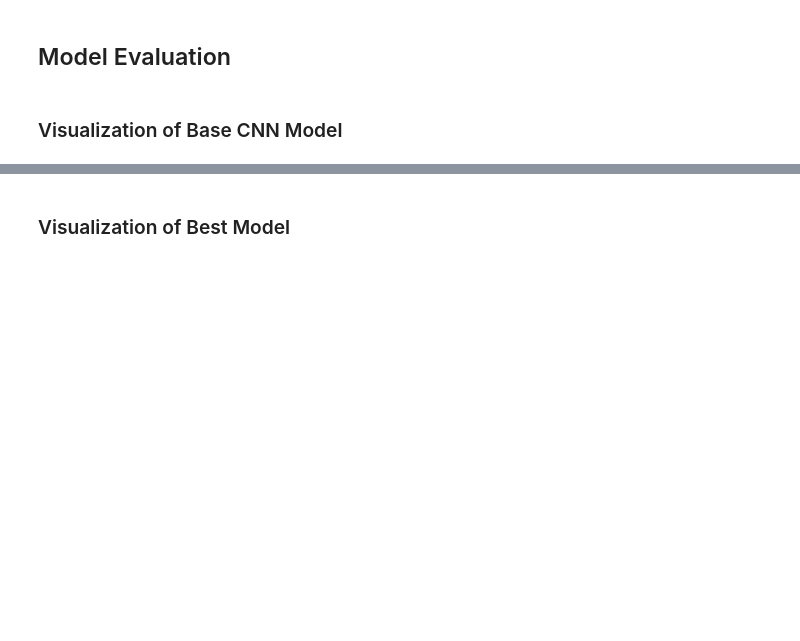
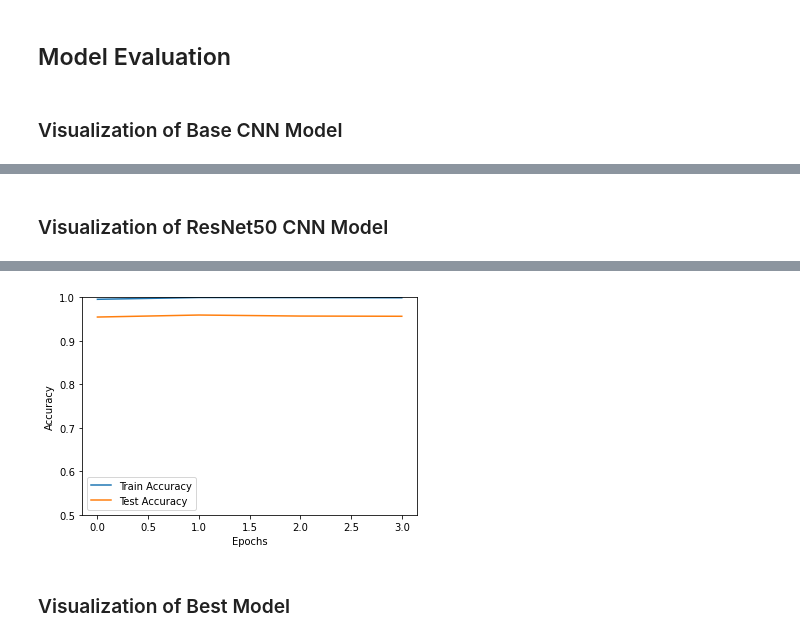
Before and after one commit to NevilleMthw/CIFAR-10-Project, a Jupyter notebook: Formatted NB.ipynb, the cells around one changed output, grey strips where cells are left out. Cells and saved outputs as stored; diff of their text form; code cells hidden in the pictures; blank space fills up the shorter version.

```diff
--- a/Formatted NB.ipynb
+++ b/Formatted NB.ipynb
@@ -546,0 +499,14 @@ print('Test accuracy on test data split:', test_acc2)
+# %% [markdown]
+###  <a name="visualization_resnet50_cnn_model">Visualization of ResNet50 CNN Model</a>
+# %%
+# Create line graph for displaying test and train accuracy.
+plt.plot(resnet_model.history['accuracy'], label='Train Accuracy')
+plt.plot(resnet_model.history['val_accuracy'], label='Test Accuracy')
+plt.xlabel('Epochs')
+plt.ylabel('Accuracy')
+plt.ylim([0.5, 1])
+plt.legend(loc='best')
+
+test_acc, test_loss, *_ = model.evaluate(test_imgs, test_labels)
+print('Test accuracy on test data split -> ', test_acc)
+# %% [output]
@@ -547,3 +515,4 @@ print('Test accuracy on test data split:', test_acc2)
+[figure, added]
 # %% [markdown]
 ### <a name="visualization_best_cnn_model">Visualization of Best Model</a>
 # %%
```
Also changed, not shown: parts of 24 cells of this notebook.
